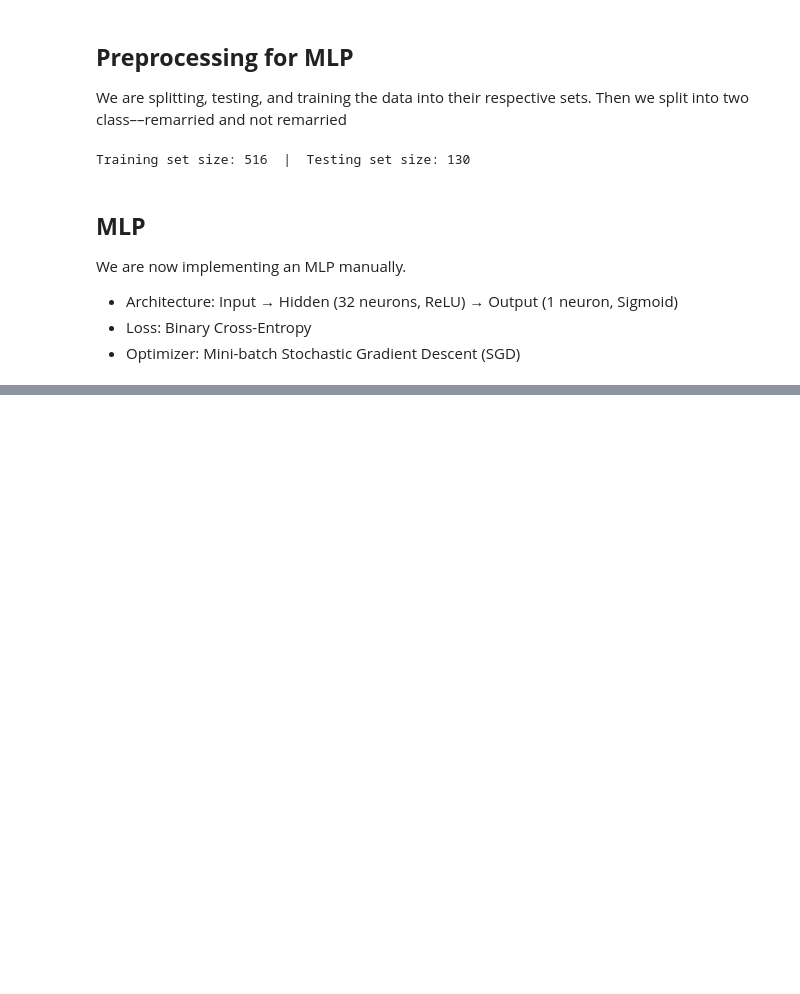
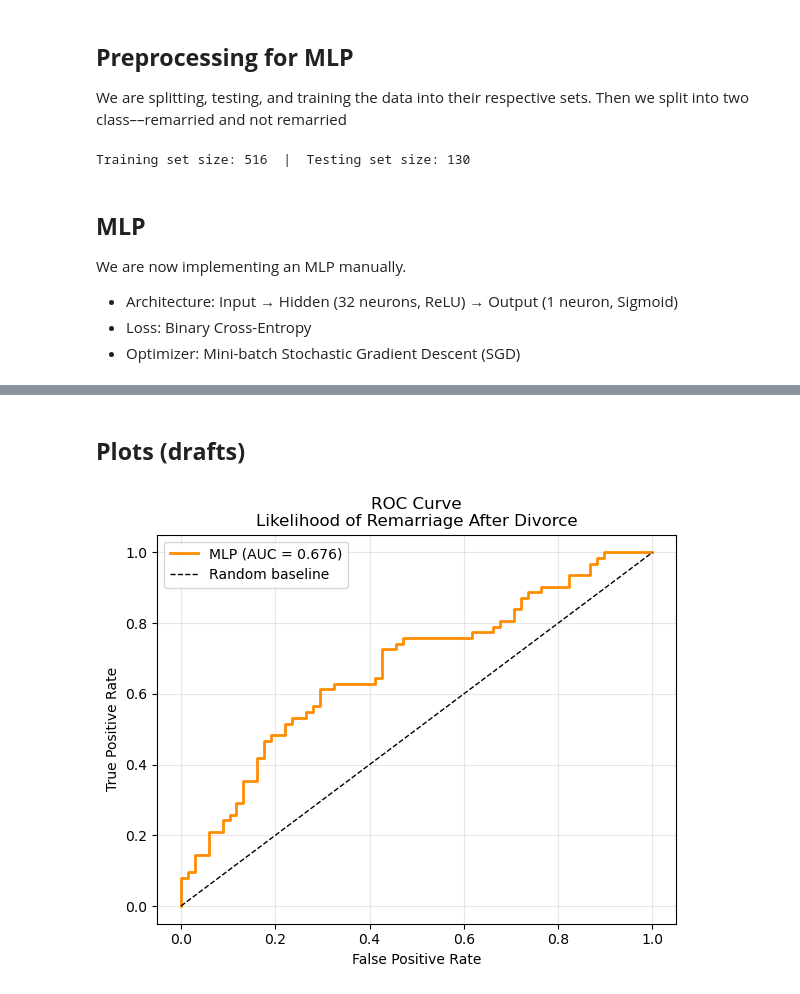
Before and after one commit to zatanda04/DS4420_Project, a Jupyter notebook: Proof_of_Concept.ipynb, the cells around one changed output, grey strips where cells are left out. Saved outputs shown, nothing was run; the diff lists cells and outputs as text; code cells hidden in the pictures; blank space fills up the shorter version.

```diff
--- a/Proof_of_Concept.ipynb
+++ b/Proof_of_Concept.ipynb
@@ -159,3 +158,34 @@ We are now implementing an MLP manually.
 - Architecture: Input → Hidden (32 neurons, ReLU) → Output (1 neuron, Sigmoid)
 - Loss:         Binary Cross-Entropy
 - Optimizer:    Mini-batch Stochastic Gradient Descent (SGD)
+# %%
+# activation functions
+def relu(z):
+    return np.maximum(0, z)
+
+def relu_derivative(z):
+    return (z > 0).astype(float)
+
+def sigmoid(z):
+    z = np.clip(z, -500, 500)
+    return 1 / (1 + np.exp(-z))
+
+# loss function
+def binary_cross_entropy(y_true, y_pred):
+    y_pred = np.clip(y_pred, 1e-9, 1 - 1e-9)
+    return -np.mean(y_true * np.log(y_pred) + (1 - y_true) * np.log(1 - y_pred))
+# %%
+# hyperparameters
+N_INPUT   = X_train.shape[1]
+N_HIDDEN  = 32
+N_OUTPUT  = 1
+LR        = 0.01
+EPOCHS    = 200
+BATCH_SIZE = 32
+
+# weights
+np.random.seed(42)
+W1 = np.random.randn(N_INPUT,  N_HIDDEN) * np.sqrt(2.0 / N_INPUT)
+b1 = np.zeros((1, N_HIDDEN))
+W2 = np.random.randn(N_HIDDEN, N_OUTPUT) * np.sqrt(2.0 / N_HIDDEN)
+b2 = np.zeros((1, N_OUTPUT))
@@ -161,0 +318,17 @@ We are now implementing an MLP manually.
+# %% [markdown]
+## **Plots (drafts)**
+# %%
+# roc curve
+plt.figure(figsize=(6, 5))
+plt.plot(fpr_pts, tpr_pts, color="darkorange", linewidth=2,
+         label=f"MLP (AUC = {auc:.3f})")
+plt.plot([0, 1], [0, 1], "k--", linewidth=1, label="Random baseline")
+plt.xlabel("False Positive Rate")
+plt.ylabel("True Positive Rate")
+plt.title("ROC Curve\nLikelihood of Remarriage After Divorce")
+plt.legend()
+plt.grid(alpha=0.3)
+plt.tight_layout()
+plt.show()
+# %% [output]
+[figure, added]
```
Also changed, not shown: parts of 7 cells of this notebook.
